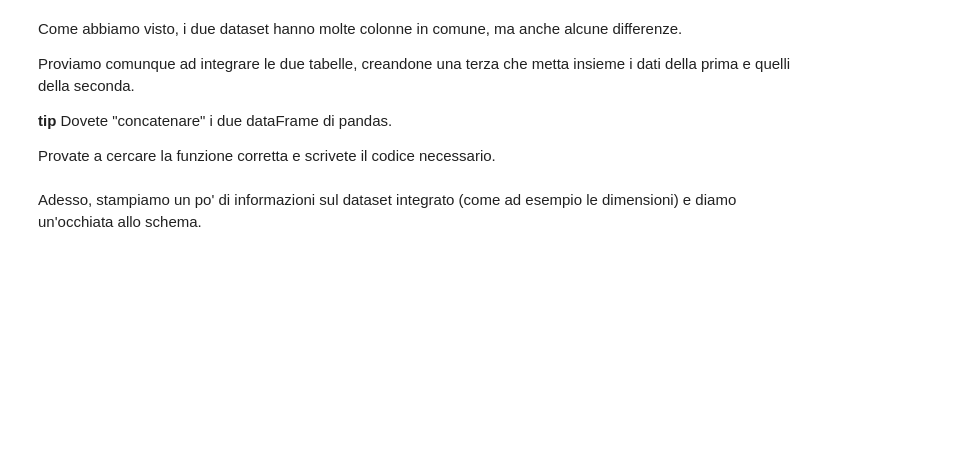
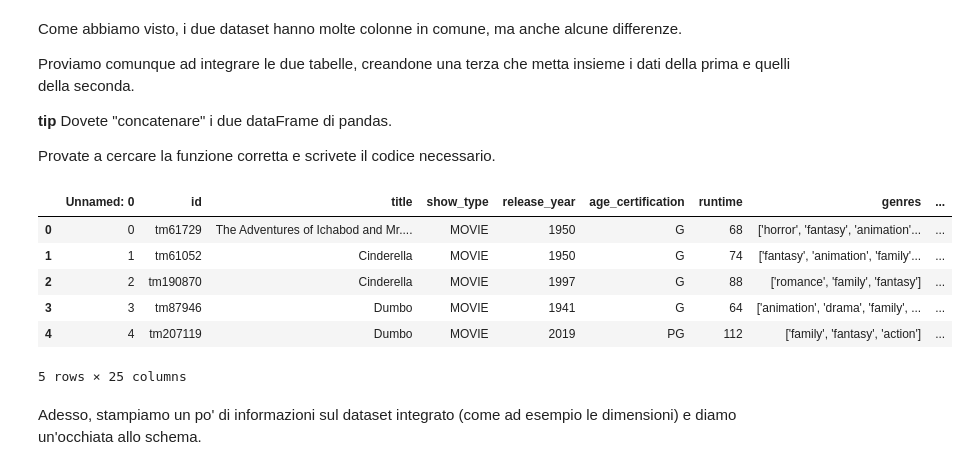
Before and after one commit to IosifPuha/FirstLabDS, a Jupyter notebook: laboratorio 1.ipynb, the cells around one changed output. Cells and saved outputs as stored; diff of their text form; code cells hidden in the pictures; blank space fills up the shorter version.

```diff
--- a/laboratorio 1.ipynb
+++ b/laboratorio 1.ipynb
@@ -43,2 +92,13 @@ Provate a cercare la funzione corretta e scrivete il codice necessario.
+# %%
+integrated = pd.concat([disney_titles, netflix_titles])
+integrated.head()
+# %% [output]
+|  | Unnamed: 0 | id | title | show_type | release_year | age_certification | runtime | genres | ... |
+| 0 | 0 | tm61729 | The Adventures of Ichabod and Mr.... | MOVIE | 1950 | G | 68 | ['horror', 'fantasy', 'animation'... | ... |
+| 1 | 1 | tm61052 | Cinderella | MOVIE | 1950 | G | 74 | ['fantasy', 'animation', 'family'... | ... |
+| 2 | 2 | tm190870 | Cinderella | MOVIE | 1997 | G | 88 | ['romance', 'family', 'fantasy'] | ... |
+| 3 | 3 | tm87946 | Dumbo | MOVIE | 1941 | G | 64 | ['animation', 'drama', 'family', ... | ... |
+| 4 | 4 | tm207119 | Dumbo | MOVIE | 2019 | PG | 112 | ['family', 'fantasy', 'action'] | ... |
+5 rows × 25 columns
 # %% [markdown]
 Adesso, stampiamo un po' di informazioni sul dataset integrato (come ad esempio le dimensioni) e diamo un'occhiata allo schema.
```
Also changed, not shown: parts of 43 cells of this notebook.
